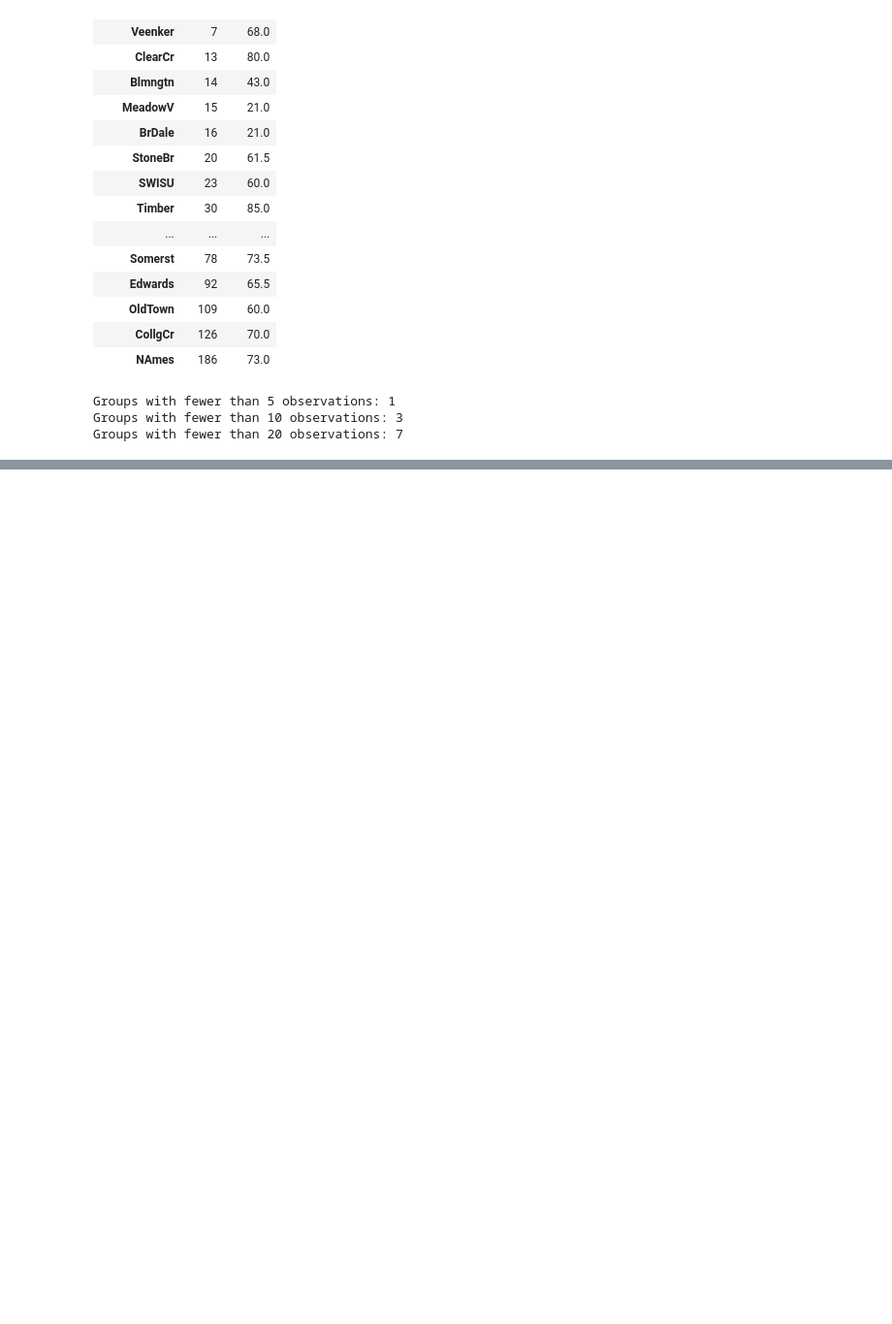
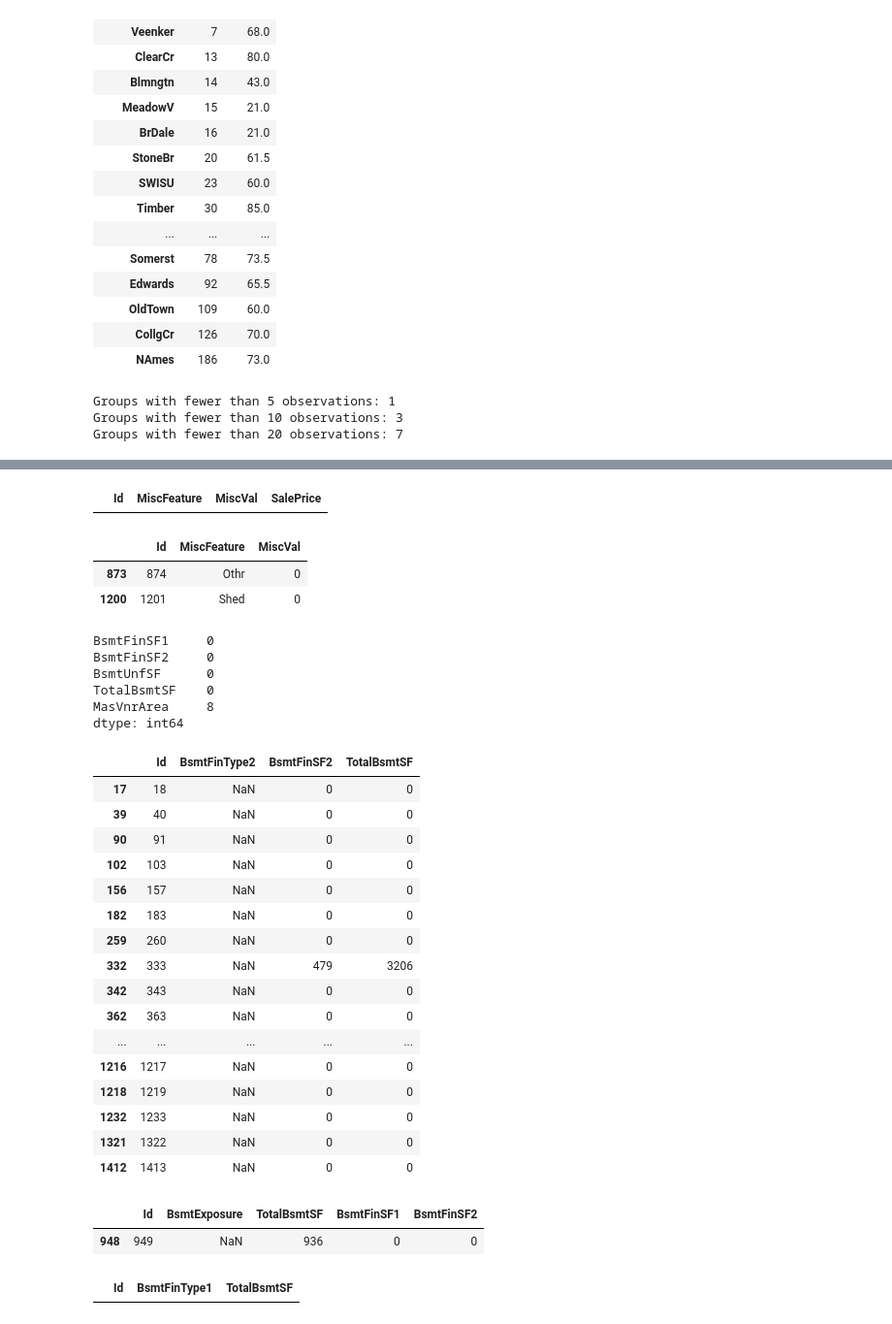
Before and after one commit to rudragupta-27/House-Price-Prediction, a Jupyter notebook: notebooks/01_EDA.ipynb, the cells around one changed output, grey strips where cells are left out. Shown at 97% size. Cells and saved outputs as stored; diff of their text form; code cells hidden in the pictures; blank space fills up the shorter version.

```diff
--- a/notebooks/01_EDA.ipynb
+++ b/notebooks/01_EDA.ipynb
@@ -378,0 +474,48 @@ Groups with fewer than 20 observations: 7
+# %%
+df[df["MiscFeature"].isna() & (df["MiscVal"] > 0)][["Id", "MiscFeature", "MiscVal", "SalePrice"]]
+# %% [output]
+|  | Id | MiscFeature | MiscVal | SalePrice |
+# %%
+df[df["MiscFeature"].notna() & (df["MiscVal"] == 0)][["Id", "MiscFeature", "MiscVal"]]
+# %% [output]
+|  | Id | MiscFeature | MiscVal |
+| 873 | 874 | Othr | 0 |
+| 1200 | 1201 | Shed | 0 |
+# %%
+df[["BsmtFinSF1","BsmtFinSF2","BsmtUnfSF","TotalBsmtSF","MasVnrArea"]].isna().sum()
+# %% [output]
+BsmtFinSF1     0
+BsmtFinSF2     0
+BsmtUnfSF      0
+TotalBsmtSF    0
+MasVnrArea     8
+dtype: int64
+# %%
+df[df["BsmtFinType2"].isna()][["Id", "BsmtFinType2", "BsmtFinSF2", "TotalBsmtSF"]]
+# %% [output]
+|  | Id | BsmtFinType2 | BsmtFinSF2 | TotalBsmtSF |
+| 17 | 18 | NaN | 0 | 0 |
+| 39 | 40 | NaN | 0 | 0 |
+| 90 | 91 | NaN | 0 | 0 |
+| 102 | 103 | NaN | 0 | 0 |
+| 156 | 157 | NaN | 0 | 0 |
+| 182 | 183 | NaN | 0 | 0 |
+| 259 | 260 | NaN | 0 | 0 |
+| 332 | 333 | NaN | 479 | 3206 |
+| 342 | 343 | NaN | 0 | 0 |
+| 362 | 363 | NaN | 0 | 0 |
+| ... | ... | ... | ... | ... |
+| 1216 | 1217 | NaN | 0 | 0 |
+| 1218 | 1219 | NaN | 0 | 0 |
+| 1232 | 1233 | NaN | 0 | 0 |
+| 1321 | 1322 | NaN | 0 | 0 |
+| 1412 | 1413 | NaN | 0 | 0 |
+# %%
+df[df["BsmtExposure"].isna() & (df["TotalBsmtSF"] > 0)][["Id", "BsmtExposure", "TotalBsmtSF","BsmtFinSF1", "BsmtFinSF2"]]
+# %% [output]
+|  | Id | BsmtExposure | TotalBsmtSF | BsmtFinSF1 | BsmtFinSF2 |
+| 948 | 949 | NaN | 936 | 0 | 0 |
+# %%
+df[df["BsmtFinType1"].isna() & (df["TotalBsmtSF"] > 0)][["Id", "BsmtFinType1", "TotalBsmtSF"]]
+# %% [output]
+|  | Id | BsmtFinType1 | TotalBsmtSF |
```
Also changed, not shown: parts of 29 cells of this notebook.
